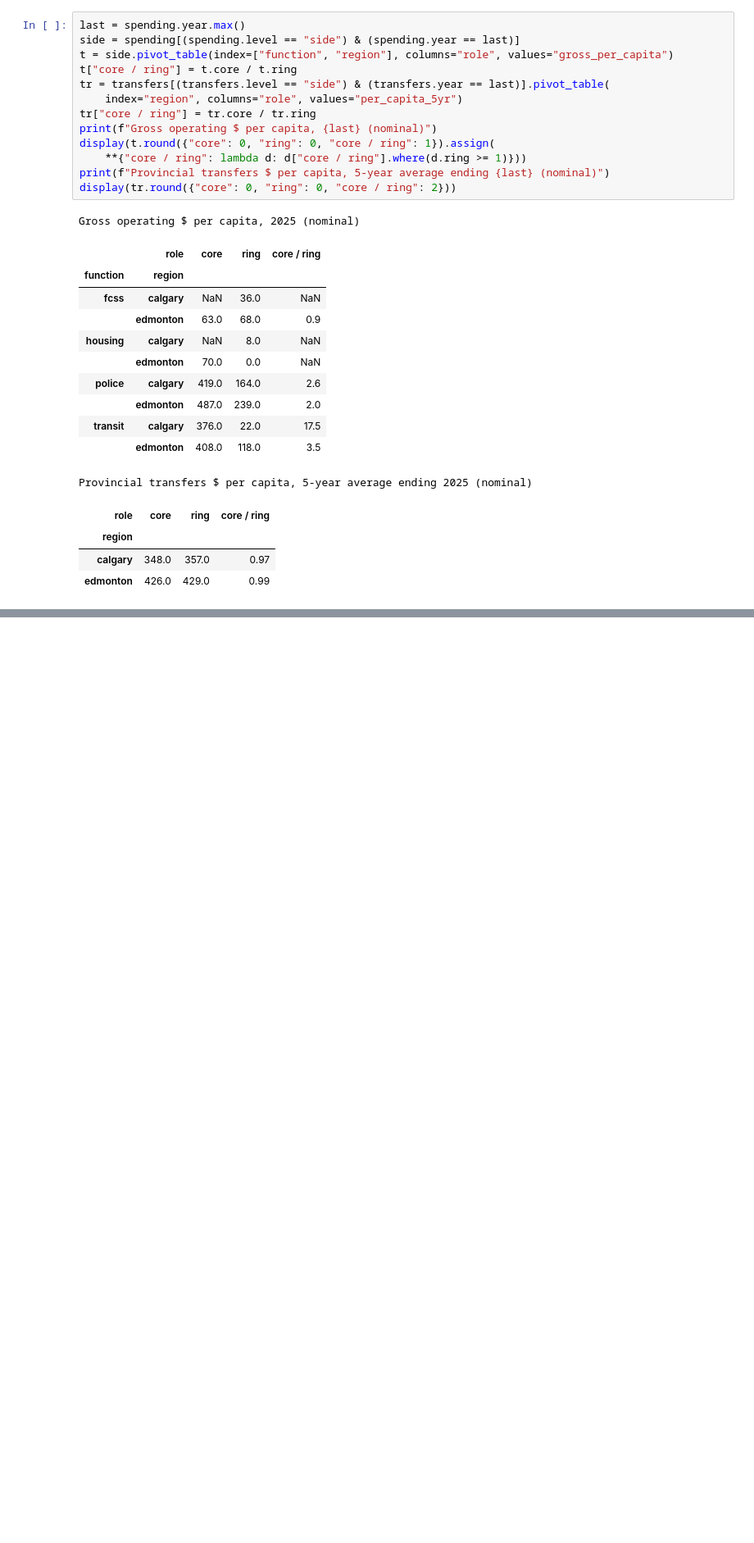
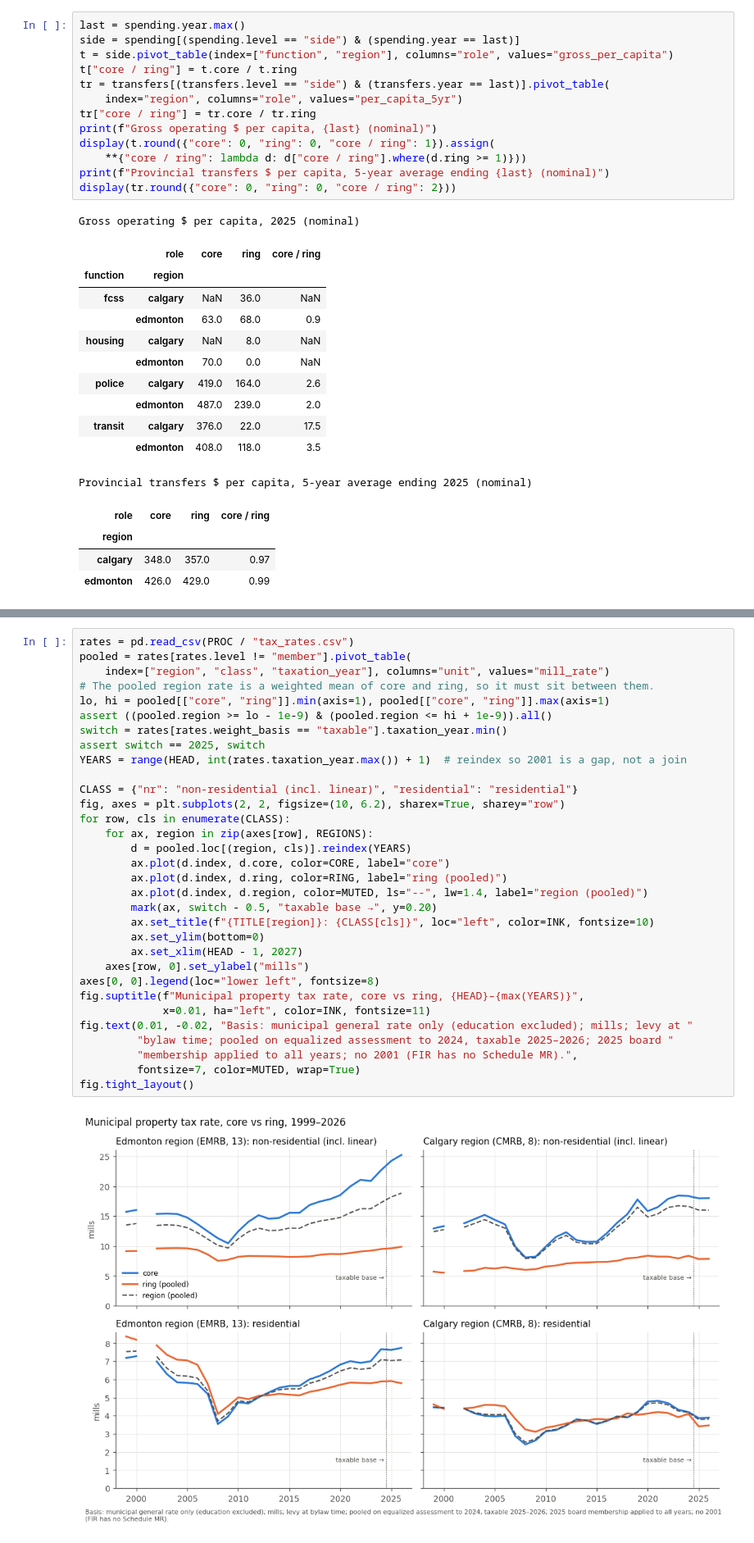
Before and after one commit to PeterFriedrich/alberta-regional-viz, a Jupyter notebook: notebooks/01_first_look.ipynb, the cells around one changed output, grey strips where cells are left out. Shown at 82% size. Cells and saved outputs as stored; diff of their text form; blank space fills up the shorter version.

```diff
--- a/notebooks/01_first_look.ipynb
+++ b/notebooks/01_first_look.ipynb
@@ -324,0 +336,34 @@ Provincial transfers $ per capita, 5-year average ending 2025 (nominal)
+# %%
+rates = pd.read_csv(PROC / "tax_rates.csv")
+pooled = rates[rates.level != "member"].pivot_table(
+    index=["region", "class", "taxation_year"], columns="unit", values="mill_rate")
+# The pooled region rate is a weighted mean of core and ring, so it must sit between them.
+lo, hi = pooled[["core", "ring"]].min(axis=1), pooled[["core", "ring"]].max(axis=1)
+assert ((pooled.region >= lo - 1e-9) & (pooled.region <= hi + 1e-9)).all()
+switch = rates[rates.weight_basis == "taxable"].taxation_year.min()
+assert switch == 2025, switch
+YEARS = range(HEAD, int(rates.taxation_year.max()) + 1)  # reindex so 2001 is a gap, not a join
+
+CLASS = {"nr": "non-residential (incl. linear)", "residential": "residential"}
+fig, axes = plt.subplots(2, 2, figsize=(10, 6.2), sharex=True, sharey="row")
+for row, cls in enumerate(CLASS):
+    for ax, region in zip(axes[row], REGIONS):
+        d = pooled.loc[(region, cls)].reindex(YEARS)
+        ax.plot(d.index, d.core, color=CORE, label="core")
+        ax.plot(d.index, d.ring, color=RING, label="ring (pooled)")
+        ax.plot(d.index, d.region, color=MUTED, ls="--", lw=1.4, label="region (pooled)")
+        mark(ax, switch - 0.5, "taxable base →", y=0.20)
+        ax.set_title(f"{TITLE[region]}: {CLASS[cls]}", loc="left", color=INK, fontsize=10)
+        ax.set_ylim(bottom=0)
+        ax.set_xlim(HEAD - 1, 2027)
+    axes[row, 0].set_ylabel("mills")
+axes[0, 0].legend(loc="lower left", fontsize=8)
+fig.suptitle(f"Municipal property tax rate, core vs ring, {HEAD}–{max(YEARS)}",
+             x=0.01, ha="left", color=INK, fontsize=11)
+fig.text(0.01, -0.02, "Basis: municipal general rate only (education excluded); mills; levy at "
+         "bylaw time; pooled on equalized assessment to 2024, taxable 2025–2026; 2025 board "
+         "membership applied to all years; no 2001 (FIR has no Schedule MR).",
+         fontsize=7, color=MUTED, wrap=True)
+fig.tight_layout()
+# %% [output]
+[figure, added]
```
Also changed, not shown: parts of 4 cells of this notebook, 4 other files.
